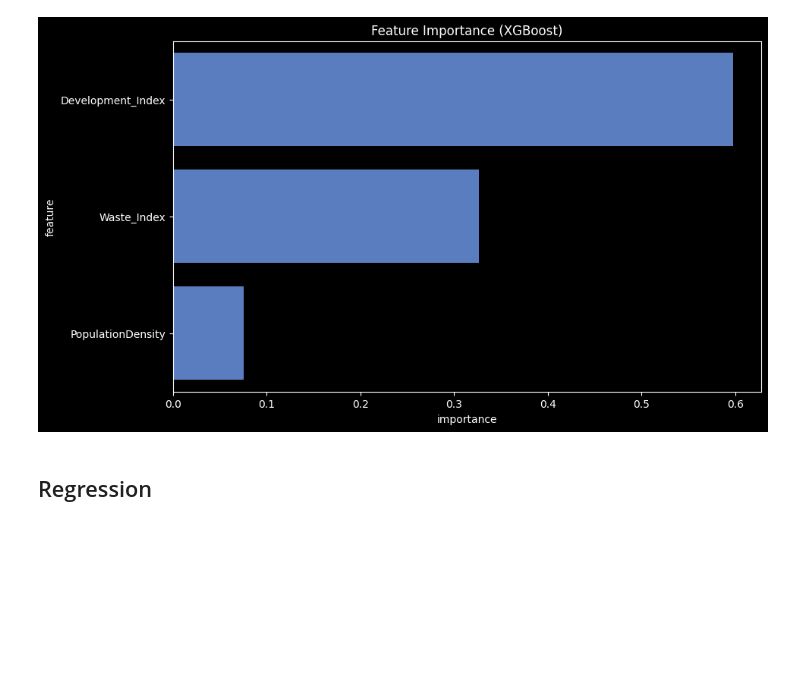
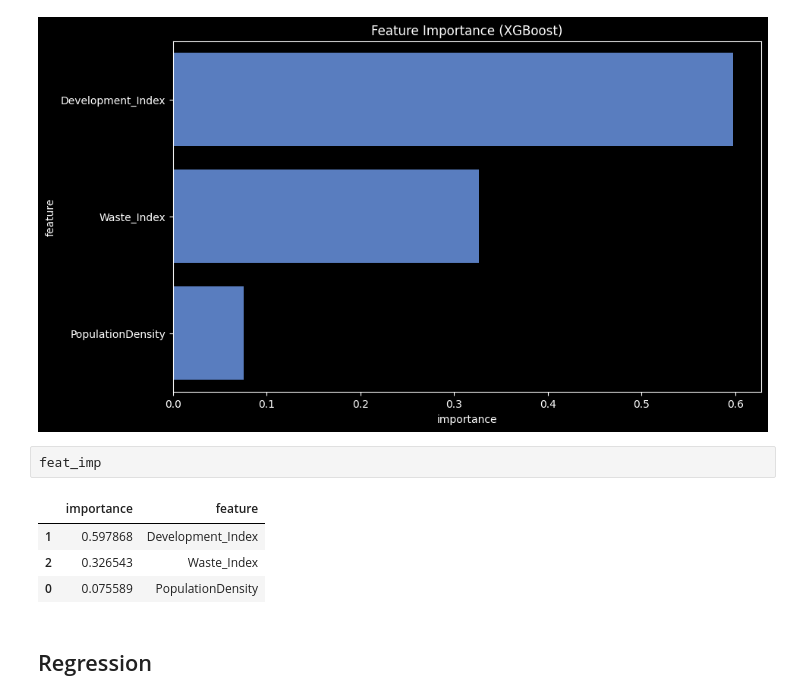
Before and after one commit to Programming-Sai/Water-Quality-Analysis-ML, a Jupyter notebook: notebooks/model_building.ipynb, the cells around one changed output. Cells and saved outputs as stored; diff of their text form; blank space fills up the shorter version.

```diff
--- a/notebooks/model_building.ipynb
+++ b/notebooks/model_building.ipynb
@@ -171,6 +171,13 @@ plt.title("Feature Importance (XGBoost)")
 plt.show()
 # %% [output]
 [figure]
+# %%
+feat_imp
+# %% [output]
+|  | importance | feature |
+| 1 | 0.597868 | Development_Index |
+| 2 | 0.326543 | Waste_Index |
+| 0 | 0.075589 | PopulationDensity |
 # %% [markdown]
 ## Regression
 # %%
```
Also changed, not shown: parts of 1 cell of this notebook, 3 other files.
